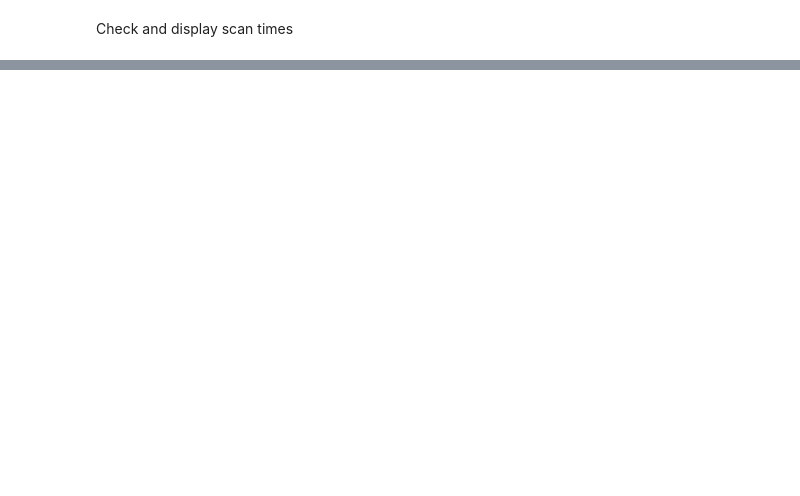
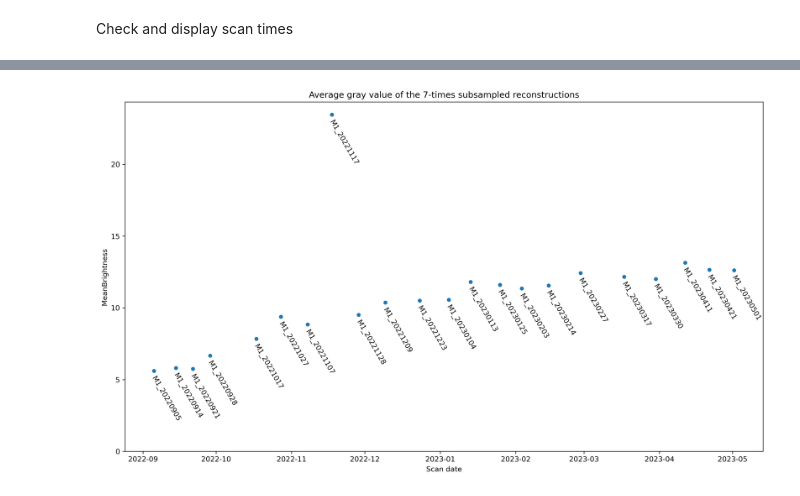
Before and after one commit to habi/FemalePelvicFloor, a Jupyter notebook: Preview_Mouse_Scans.ipynb, the cells around one changed output, grey strips where cells are left out. Saved outputs shown, nothing was run; the diff lists cells and outputs as text; code cells hidden in the pictures; blank space fills up the shorter version.

Commit message:
Update with mean brightness of reconstructions
Former-commit-id: 2168f59b6234aa3e9987617c5a4c7588e4dfedfb
Former-commit-id: 06a084dac3714ad3e5291fccca23a6e0866554d5

```diff
--- a/Preview_Mouse_Scans.ipynb
+++ b/Preview_Mouse_Scans.ipynb
@@ -112,7 +112,7 @@ def get_git_hash():
     (output, _) = gitprocess.communicate()
     return output.strip().decode("utf-8")
 # %%
-# # Make directory for output
-# OutPutDir = os.path.join(os.getcwd(), 'Output', get_git_hash())
-# print('We are saving all the output to %s' % OutPutDir)
-# os.makedirs(OutPutDir, exist_ok=True)
+# Make directory for output
+OutPutDir = os.path.join(os.getcwd(), 'Output', get_git_hash())
+print('We are saving all the output to %s' % OutPutDir)
+os.makedirs(OutPutDir, exist_ok=True)
@@ -647,0 +711,13 @@ for c, row in tqdm(Data.iterrows(),
+# %%
+# Reload the reconstructions, so we show the correct slice below
+Reconstructions = [None] * len(Data)
+for c, row in tqdm(Data.iterrows(),
+                   desc='Load reconstructions',
+                   total=len(Data)):
+    Reconstructions[c] = dask_image.imread.imread(os.path.join(row['Folder'],
+                                                               '*rec*.png'))
+# %%
+# Calculate mean brightness of the reconstructions
+# Subsample for speed reasons
+subsample = 7
+Data['MeanBrightness'] = [rec[::subsample,::subsample,::subsample].mean().compute() for rec in Reconstructions]
@@ -648,3 +735,29 @@ for c, row in tqdm(Data.iterrows(),
+# %%
+# Plot the mean brightness of the scan with their dates
+seaborn.scatterplot(data=Data,
+                    x='Scan date',
+                    y='MeanBrightness',
+                    # size='MeanBrightness'
+                   )
+# Label text: https://matplotlib.org/stable/tutorials/text/annotations.html
+for c,row in Data.iterrows():
+    plt.gca().annotate(row.Sample.replace('Mouse01', 'M1').replace('_Lugol_15pct', '').replace('_Nativ', ''),
+                       xy=(row['Scan date'], row.MeanBrightness),
+                       xycoords='data',
+                       xytext=(-5, -70),
+                       textcoords='offset points',
+                       rotation=-60)
+
+
+plt.ylim(ymin=0)
+plt.title('Average gray value of the %s-times subsampled reconstructions' % subsample)
+plt.savefig(os.path.join(OutPutDir,
+                         'MeanBrightness.%s.png' % Data.SampleName.unique()[0]),
+            transparent=True,
+            bbox_inches='tight')
+plt.show()
+# %% [output]
+[figure, added]
 # %%
 for direction in directions:
     # Show each directional middle slice, concatenated
```
Also changed, not shown: parts of 38 cells of this notebook, 1 other file.
